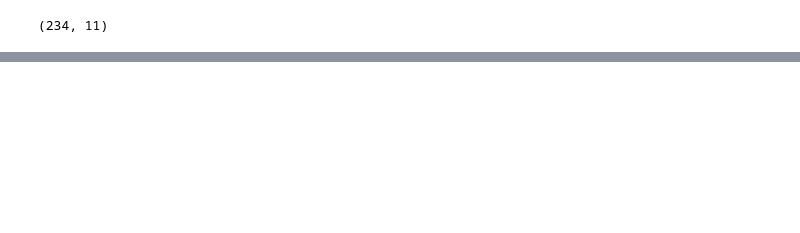
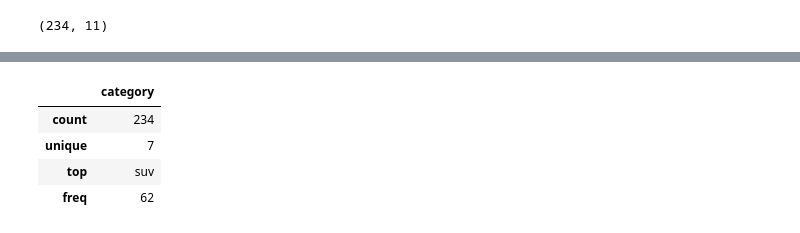
Before and after one commit to jw13k/2024-1-my-BDA, a Jupyter notebook: inclass/03w_0322_fri_ch05_dataframe_medium.ipynb, the cells around one changed output, grey strips where cells are left out. Drawn from its saved outputs; the diff is of its cells as text; code cells hidden in the pictures; blank space fills up the shorter version.

```diff
--- a/inclass/03w_0322_fri_ch05_dataframe_medium.ipynb
+++ b/inclass/03w_0322_fri_ch05_dataframe_medium.ipynb
@@ -177,0 +193,8 @@ mpg.shape
+# %%
+mpg[["category"]].describe()
+# %% [output]
+|  | category |
+| count | 234 |
+| unique | 7 |
+| top | suv |
+| freq | 62 |
```
Also changed, not shown: parts of 10 cells of this notebook.
